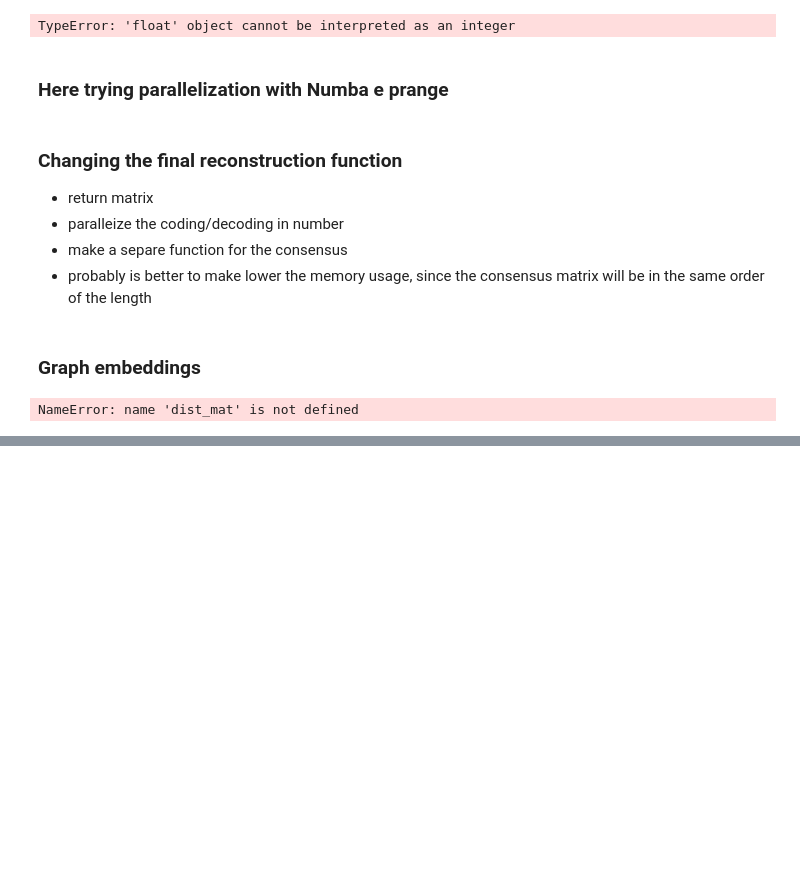
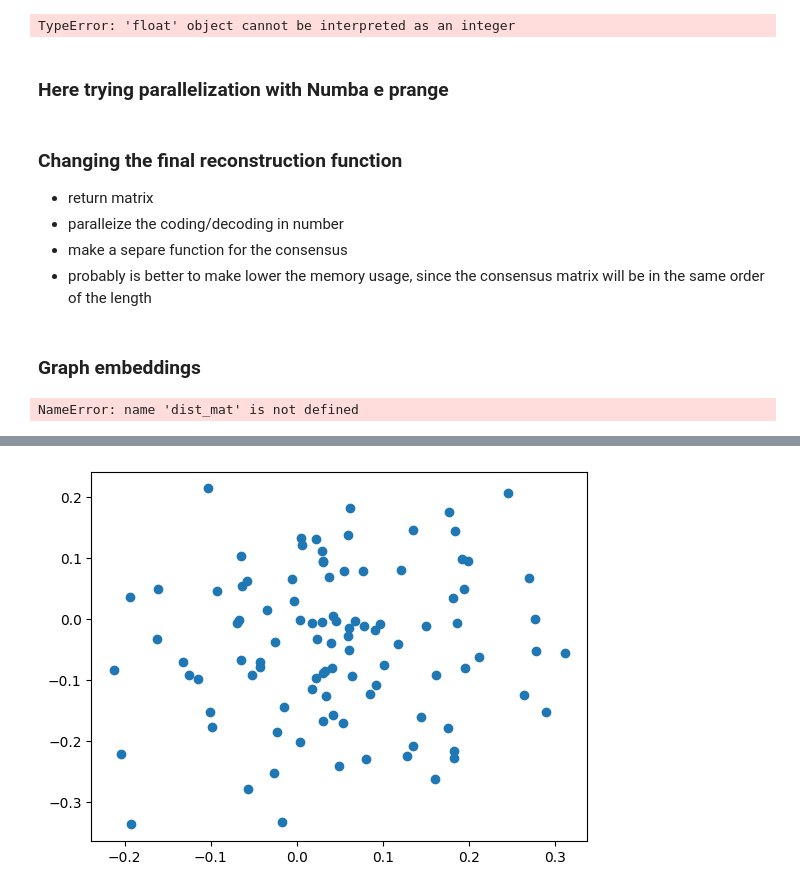
Before and after one commit to filippomirul/De_Novo_Ant_Assembly, a Jupyter notebook: Tryouts/ANT_assembly_my.ipynb, the cells around one changed output, grey strips where cells are left out. Drawn from its saved outputs; the diff is of its cells as text; code cells hidden in the pictures; blank space fills up the shorter version.

Commit message:
Add embedding

```diff
--- a/Tryouts/ANT_assembly_my.ipynb
+++ b/Tryouts/ANT_assembly_my.ipynb
@@ -104,3 +86,94 @@ cl = AgglomerativeClustering(compute_distances=True, distance_threshold = 0.5,
 plot_dendrogram(cl, truncate_mode = "level", p=3)
 # %% [output]
 NameError: name 'dist_mat' is not defined
+# %%
+from node2vec import Node2Vec
+import networkx as nx
+from scipy.io import loadmat
+from sklearn.decomposition import PCA
+import numpy as np
+import matplotlib.pyplot as plt
+
+
+class graph_embed():
+
+    def __init__(self, edges, dist_threshold= 0.5, dimensions=30, walk_length=50, num_walks=200, workers=1,
+                window=10, min_count=1, batch_words=4,  linkage="single"):
+        self.edges = edges
+        self.dist_matrix = loadmat()
+        self.graph = nx.DiGraph()
+        self.dimensions = dimensions
+        self.walk_length = walk_length
+        self.num_walks = num_walks
+        self.workers = workers
+        self.window = window
+        self.min_count = min_count
+        self.batch_words = batch_words
+        self.linkage = linkage
+        self.dist_threshold = dist_threshold
+        self.model=None
+        self.embed=None
+        self.x_cord=None
+        self.y_cord=None
+
+
+    def embed(self):
+        "Build the graph through networkx with the edges evaluated before"
+        self.graph.add_weighted_edges_from([(self.edges[0], self.edges[1], self.edges[4]) for i in self.edges])
+
+        node2vec = Node2Vec(self.graph, dimensions=self.dimensions, walk_length=self.walk_length, num_walks=self.num_walks, workers=self.workers)
+
+        self.embed = node2vec.fit(window=self.window, min_count=self.min_count, batch_words=self.batch_words)
+
+        vector_list = [self.embed.wv.get_vector(node) for node in self.embed.wv.index_to_key]
+
+        pca = PCA(n_components=2)
+        comp = pca.fit(vector_list).transform(vector_list)
+
+        self.x_cord = [i[0] for i in comp]
+        self.y_cord = [i[1] for i in comp]
+
+
+    def cluster(self):
+        "This part performe the hierarchical clustering to the matrix distance between each point/node"
+
+        self.model = AgglomerativeClustering(compute_distances=True, distance_threshold = self.dist_threshold,  n_clusters=None,
+                                            metric="precomputed", linkage=self.linkage).fit(self.dist_mat)
+
+
+    def __associate_cluster__(self):
+        raise NotImplemented
+
+    def plot_dendrogram(self, plot_save_path="dendrogram_cluster"):
+        # Create linkage matrix and then plot the dendrogram
+
+        # create the counts of samples under each node
+        counts = np.zeros(self.model.children_.shape[0])
+        n_samples = len(self.model.labels_)
+        for i, merge in enumerate(self.model.children_):
+            current_count = 0
+
+            for child_idx in merge:
+
+                if child_idx < n_samples:
+                    current_count += 1  # leaf node
+                else:
+                    current_count += counts[child_idx - n_samples]
+            counts[i] = current_count
+
+        linkage_matrix = np.column_stack(
+            [self.model.children_, self.model.distances_, counts]
+        ).astype(float)
+
+        # Plot the corresponding dendrogram
+        plt.title("Hierarchical Clustering Dendrogram")
+        dendrogram(linkage_matrix)
+        plt.xlabel("Number of points in node (or index of point if no parenthesis).")
+        plt.savefig(plot_save_path)
+
+
+    def plot_embed(self, plot_save_path="embed_plot"):
+
+        plt.scatter(self.x_cord, self.y_cord)
+        plt.savefig(plot_save_path)
+# %% [output]
@@ -106,0 +199 @@ NameError: name 'dist_mat' is not defined
+[figure, added]
```
Also changed, not shown: parts of 3 cells of this notebook, 8 other files.
